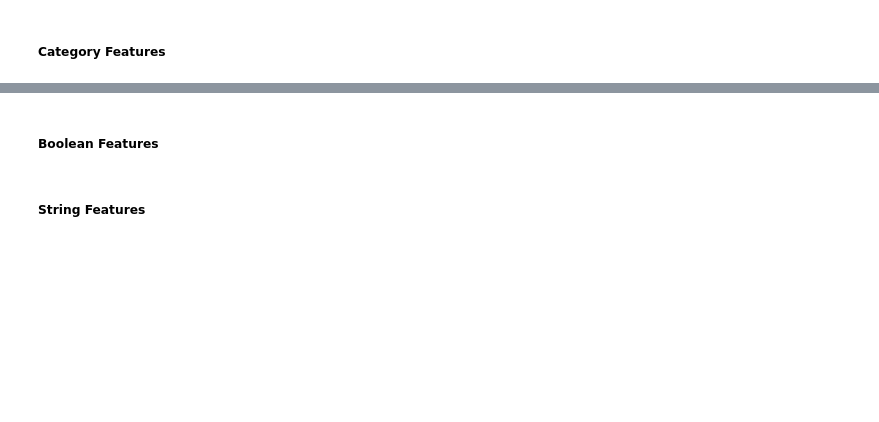
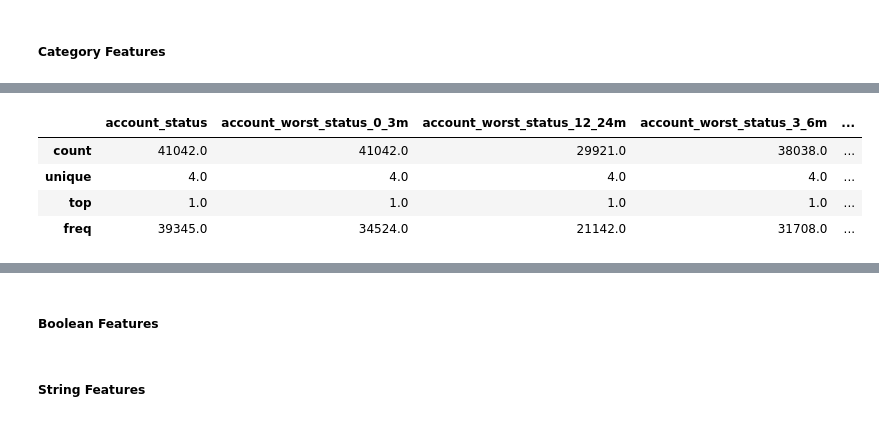
Before and after one commit to gfluz94/aws-deploy-cicd, a Jupyter notebook: notebooks/Training.ipynb, the cells around one changed output, grey strips where cells are left out. Saved outputs shown, nothing was run; the diff lists cells and outputs as text; code cells hidden in the pictures; blank space fills up the shorter version.

```diff
--- a/notebooks/Training.ipynb
+++ b/notebooks/Training.ipynb
@@ -126,0 +176,8 @@ Name: default, dtype: float64
+# %%
+df[cat_features].describe()
+# %% [output]
+|  | account_status | account_worst_status_0_3m | account_worst_status_12_24m | account_worst_status_3_6m | ... |
+| count | 41042.0 | 41042.0 | 29921.0 | 38038.0 | ... |
+| unique | 4.0 | 4.0 | 4.0 | 4.0 | ... |
+| top | 1.0 | 1.0 | 1.0 | 1.0 | ... |
+| freq | 39345.0 | 34524.0 | 21142.0 | 31708.0 | ... |
```
Also changed, not shown: parts of 8 cells of this notebook.
